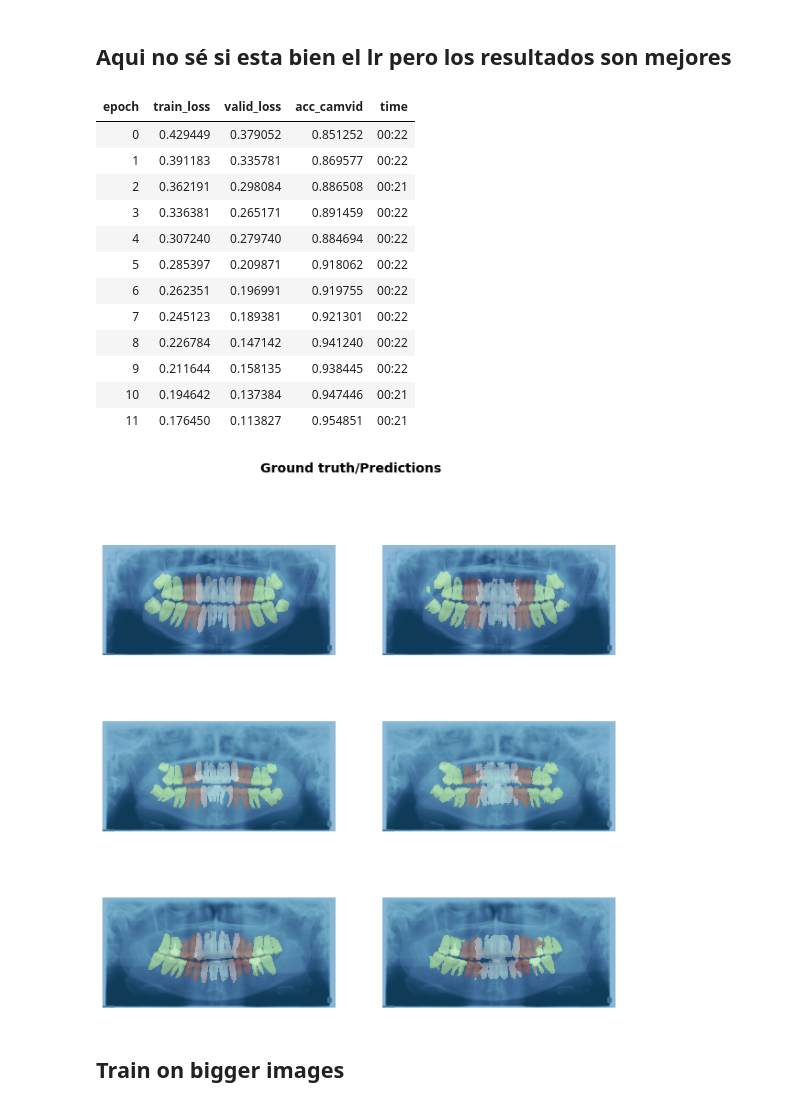
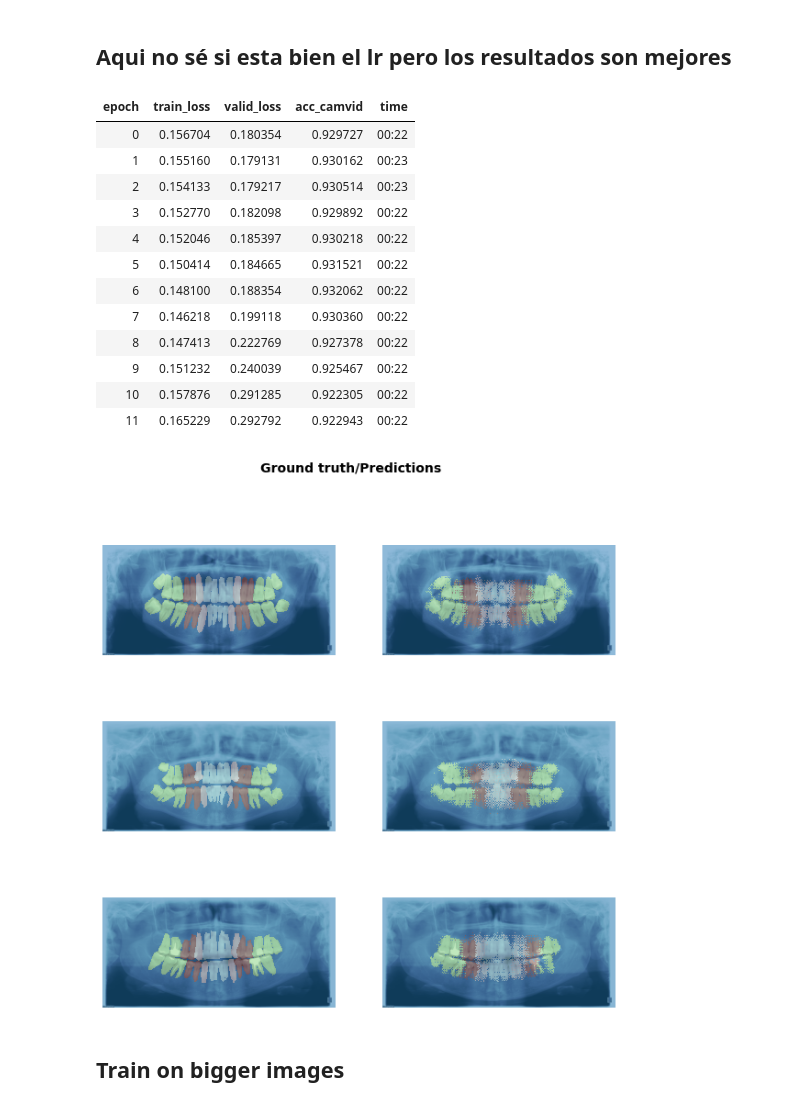
Before and after one commit to manlio99/DeTodoUnPoco, a Jupyter notebook: Unet_Image_segmentation_2.ipynb, the cells around one changed output. Cells and saved outputs as stored; diff of their text form; code cells hidden in the pictures.

```diff
--- a/Unet_Image_segmentation_2.ipynb
+++ b/Unet_Image_segmentation_2.ipynb
@@ -210,3 +208,5 @@ lr = 3e-3
+# %%
+lr = 1e-4
 # %%
 learn.fit_one_cycle(10, slice(lr), pct_start=0.9)
 # %% [output]
@@ -254,25 +254,25 @@ learn.recorder.plot()
 # %% [markdown]
 ## Aqui no sé si esta bien el lr pero los resultados son mejores
 # %%
-learn.fit_one_cycle(12, slice(lr/300, lr/3), pct_start=0.8)
+learn.fit_one_cycle(12, slice(1e-6, 1e-5), pct_start=0.8)
 # %% [output]
 | epoch | train_loss | valid_loss | acc_camvid | time |
-| 0 | 0.429449 | 0.379052 | 0.851252 | 00:22 |
-| 1 | 0.391183 | 0.335781 | 0.869577 | 00:22 |
-| 2 | 0.362191 | 0.298084 | 0.886508 | 00:21 |
-| 3 | 0.336381 | 0.265171 | 0.891459 | 00:22 |
-| 4 | 0.307240 | 0.279740 | 0.884694 | 00:22 |
-| 5 | 0.285397 | 0.209871 | 0.918062 | 00:22 |
-| 6 | 0.262351 | 0.196991 | 0.919755 | 00:22 |
-| 7 | 0.245123 | 0.189381 | 0.921301 | 00:22 |
-| 8 | 0.226784 | 0.147142 | 0.941240 | 00:22 |
-| 9 | 0.211644 | 0.158135 | 0.938445 | 00:22 |
-| 10 | 0.194642 | 0.137384 | 0.947446 | 00:21 |
-| 11 | 0.176450 | 0.113827 | 0.954851 | 00:21 |
+| 0 | 0.156704 | 0.180354 | 0.929727 | 00:22 |
+| 1 | 0.155160 | 0.179131 | 0.930162 | 00:23 |
+| 2 | 0.154133 | 0.179217 | 0.930514 | 00:23 |
+| 3 | 0.152770 | 0.182098 | 0.929892 | 00:22 |
+| 4 | 0.152046 | 0.185397 | 0.930218 | 00:22 |
+| 5 | 0.150414 | 0.184665 | 0.931521 | 00:22 |
+| 6 | 0.148100 | 0.188354 | 0.932062 | 00:22 |
+| 7 | 0.146218 | 0.199118 | 0.930360 | 00:22 |
+| 8 | 0.147413 | 0.222769 | 0.927378 | 00:22 |
+| 9 | 0.151232 | 0.240039 | 0.925467 | 00:22 |
+| 10 | 0.157876 | 0.291285 | 0.922305 | 00:22 |
+| 11 | 0.165229 | 0.292792 | 0.922943 | 00:22 |
 # %%
 learn.show_results(rows=3, figsize=(10, 10))
 # %% [output]
-[figure, old version]
+[figure, new version]
 # %%
 learn.save('camvid-stage-2')
 # %% [markdown]
```
Also changed, not shown: parts of 23 cells of this notebook.
